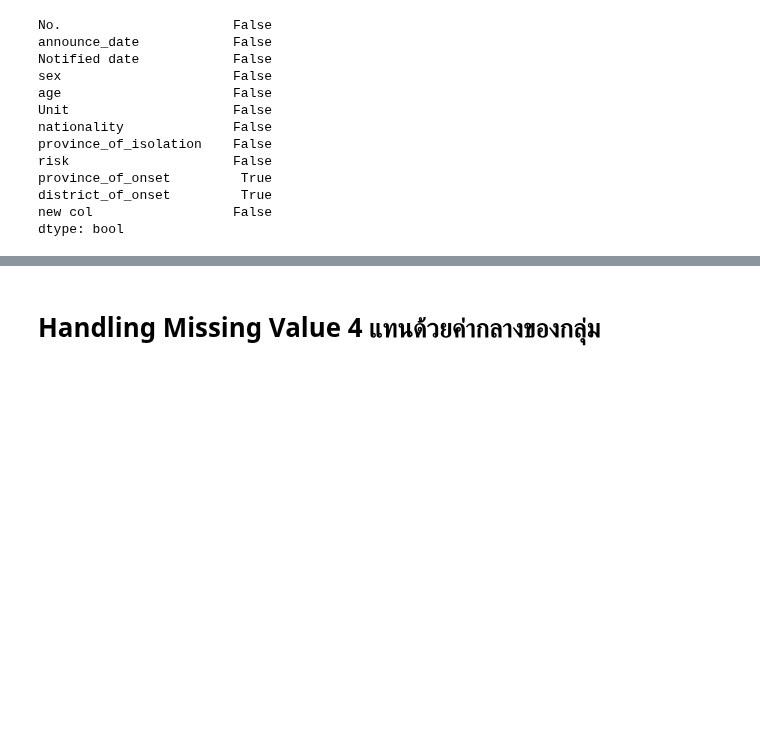
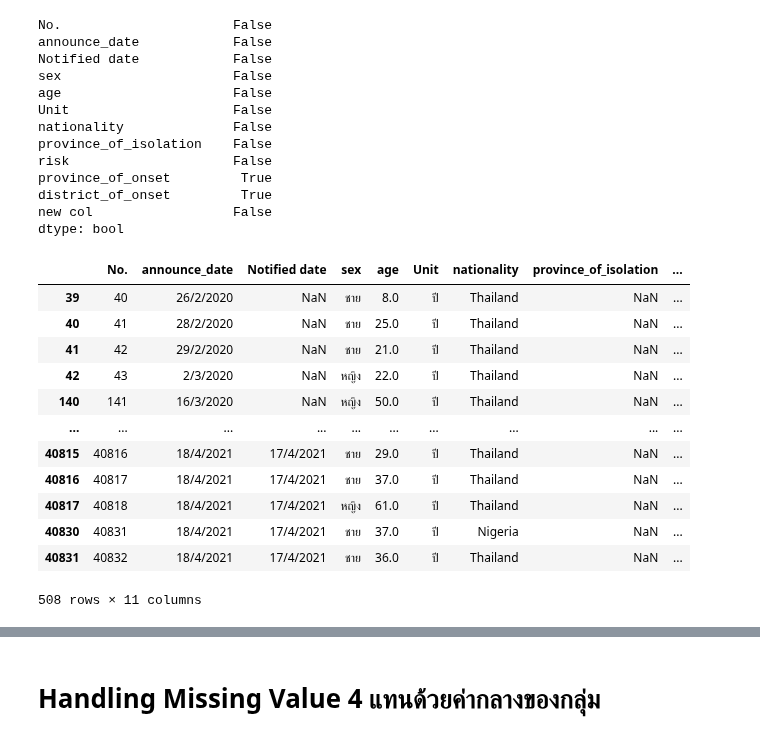
Before and after one commit to Anusarakh/DPDM2021, a Jupyter notebook: Data_Preprocessing(Chapter3).ipynb, the cells around one changed output, grey strips where cells are left out. Saved outputs shown, nothing was run; the diff lists cells and outputs as text; code cells hidden in the pictures; blank space fills up the shorter version.

```diff
--- a/Data_Preprocessing(Chapter3).ipynb
+++ b/Data_Preprocessing(Chapter3).ipynb
@@ -746,3 +740,21 @@ province_of_onset         True
 district_of_onset         True
 new col                  False
 dtype: bool
+# %%
+data_cases2 = pd.read_csv(os.path.join(path,'confirmed-cases.csv'))
+# %%
+data_cases2[pd.isna(data_cases2['province_of_isolation'])]
+# %% [output]
+|  | No. | announce_date | Notified date | sex | age | Unit | nationality | province_of_isolation | ... |
+| 39 | 40 | 26/2/2020 | NaN | ชาย | 8.0 | ปี | Thailand | NaN | ... |
+| 40 | 41 | 28/2/2020 | NaN | ชาย | 25.0 | ปี | Thailand | NaN | ... |
+| 41 | 42 | 29/2/2020 | NaN | ชาย | 21.0 | ปี | Thailand | NaN | ... |
+| 42 | 43 | 2/3/2020 | NaN | หญิง | 22.0 | ปี | Thailand | NaN | ... |
+| 140 | 141 | 16/3/2020 | NaN | หญิง | 50.0 | ปี | Thailand | NaN | ... |
+| ... | ... | ... | ... | ... | ... | ... | ... | ... | ... |
+| 40815 | 40816 | 18/4/2021 | 17/4/2021 | ชาย | 29.0 | ปี | Thailand | NaN | ... |
+| 40816 | 40817 | 18/4/2021 | 17/4/2021 | ชาย | 37.0 | ปี | Thailand | NaN | ... |
+| 40817 | 40818 | 18/4/2021 | 17/4/2021 | หญิง | 61.0 | ปี | Thailand | NaN | ... |
+| 40830 | 40831 | 18/4/2021 | 17/4/2021 | ชาย | 37.0 | ปี | Nigeria | NaN | ... |
+| 40831 | 40832 | 18/4/2021 | 17/4/2021 | ชาย | 36.0 | ปี | Thailand | NaN | ... |
+508 rows × 11 columns
```
Also changed, not shown: parts of 35 cells of this notebook.
